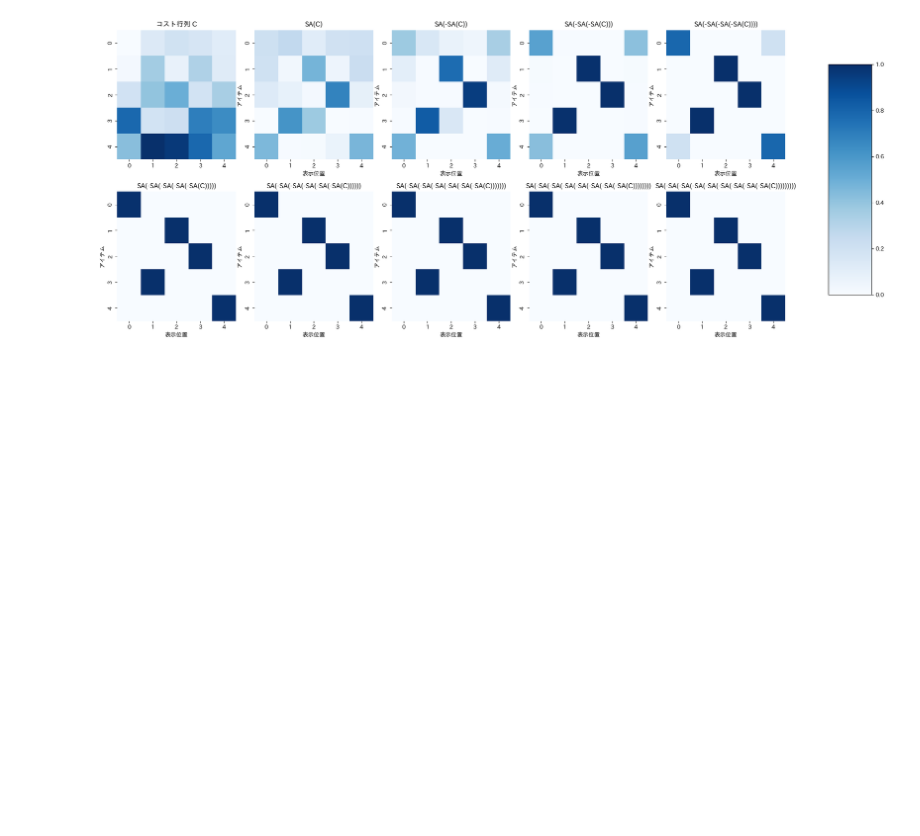
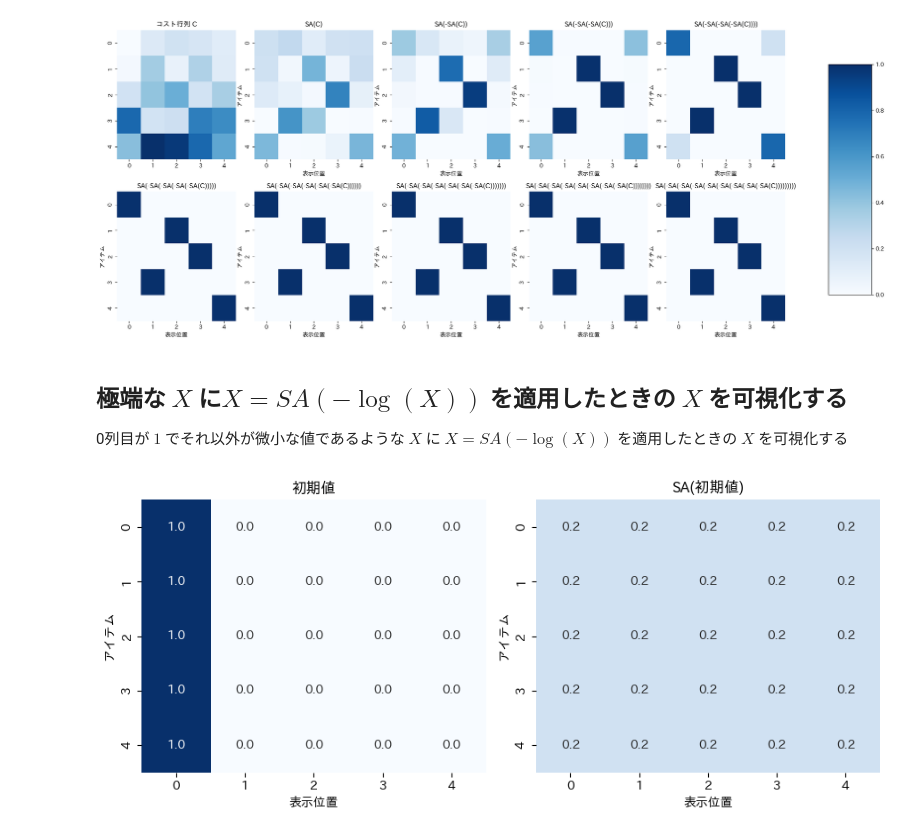
Before and after one commit to tubo213/nsw-with-optimal-transport, a Jupyter notebook: notebook/visualize_sinkhorn.ipynb, the cells around one changed output. Saved outputs shown, nothing was run; the diff lists cells and outputs as text; code cells hidden in the pictures; blank space fills up the shorter version.

```diff
--- a/notebook/visualize_sinkhorn.ipynb
+++ b/notebook/visualize_sinkhorn.ipynb
@@ -115,3 +117,57 @@ fig.colorbar(ax[0].collections[0], cax=cbar_ax)
 # %% [output]
 <matplotlib.colorbar.Colorbar at 0x...>
 [figure]
+# %% [markdown]
+## 極端な $X$ に$X = SA(-\log(X))$ を適用したときの $X$ を可視化する
+
+0列目が $1$ でそれ以外が微小な値であるような $X$ に $X = SA(-\log(X))$ を適用したときの $X$ を可視化する
+# %%
+C = torch.zeros_like(C)
+C[:, :, 0] = 1
+C[:, :, 1:] = 1e-5
+# %%
+N_ITER = 2
+n_col = 2
+n_row = N_ITER // n_col
+if N_ITER % n_col != 0:
+    n_row += 1
+
+fig, ax = plt.subplots(n_row, n_col, figsize=(4 * n_col + 1, 4 * n_row))
+ax: list[plt.Axes] = np.ravel(ax).tolist()
+for iter in range(N_ITER):
+    if iter == 0:
+        sns.heatmap(
+            C[0].numpy(),
+            annot=True,
+            fmt=".1f",
+            cmap="Blues",
+            ax=ax[0],
+            vmin=0,
+            vmax=1,
+            cbar=False,
+        )
+        ax[0].set_title("初期値")
+        ax[0].set_xlabel("表示位置")
+        ax[0].set_ylabel("アイテム")
+        pi = sinkhorn(C, 1, 1, apply_kernel=False)
+        title = "SA(初期値)"
+    else:
+        sns.heatmap(
+            pi[0].numpy(),
+            annot=True,
+            fmt=".1f",
+            cmap="Blues",
+            ax=ax[iter],
+            vmin=0,
+            vmax=1,
+            cbar=False,
+        )
+        ax[iter].set_title(title)
+        ax[iter].set_xlabel("表示位置")
+        ax[iter].set_ylabel("アイテム")
+        pi = sinkhorn(pi, 1, 1, apply_kernel=False, eps=1)
+        title = f"SA({title})"
+
+fig.tight_layout()
+# %% [output]
+[figure, added]
```
Also changed, not shown: parts of 4 cells of this notebook, 1 other file.
